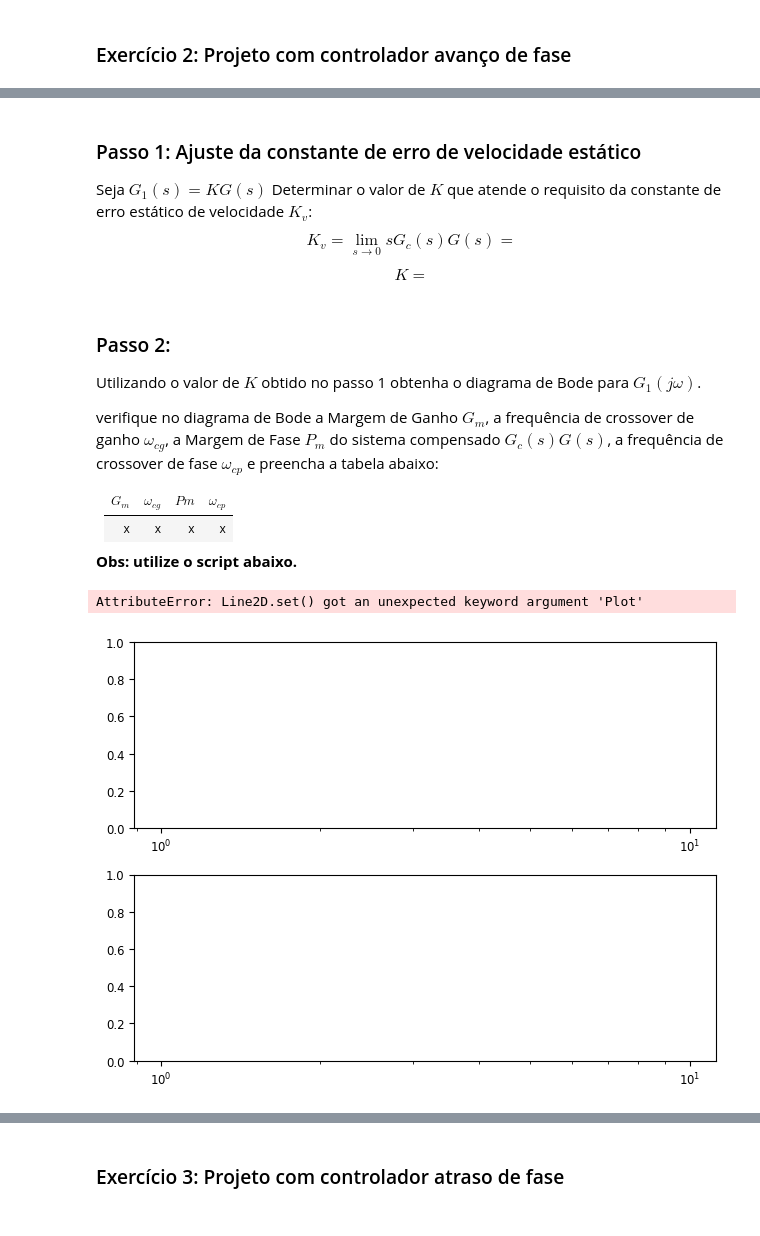
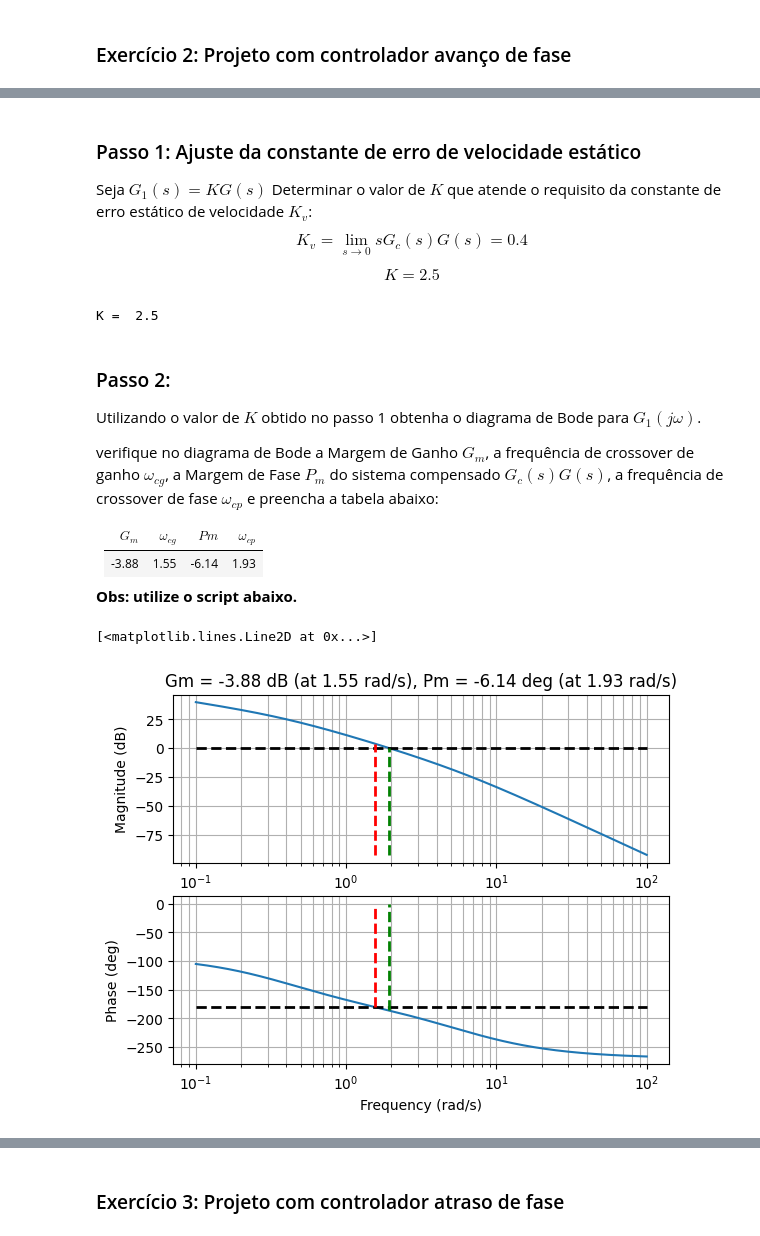
Before and after one commit to Night2077/LAB5, a Jupyter notebook: PMR3404_Exp5V2026.ipynb, the cells around one changed output, grey strips where cells are left out. Drawn from its saved outputs; the diff is of its cells as text; code cells hidden in the pictures.

```diff
--- a/PMR3404_Exp5V2026.ipynb
+++ b/PMR3404_Exp5V2026.ipynb
@@ -214,15 +214,17 @@ Para esse sistema projete um controlador avanço de fase que atenda às seguinte
 Seja $G_1(s)=KG(s)$
 Determinar o valor de $K$ que atende o requisito da constante de erro estático de velocidade $K_v$:
 $$
-K_v=\lim_{s\rightarrow 0}sG_c(s)G(s) =
+K_v=\lim_{s\rightarrow 0}sG_c(s)G(s) = 0.4
 $$
 
 $$
-K =
+K = 2.5
 $$
 # %%
-K=
+K=2.5
 print("K = ",K)
+# %% [output]
+K =  2.5
 # %% [markdown]
 ### Passo 2:
 
@@ -232,7 +234,7 @@ verifique no diagrama de Bode a Margem de Ganho $G_m$, a frequência de crossove
 
 |$G_m$ | $\omega_{cg}$ | $Pm$ | $\omega_{cp}$ |
 |:--|:--|:--|:--|
-| x | x | x | x |
+| -3.88 | 1.55 | -6.14 | 1.93 |
 
 **Obs: utilize o script abaixo.**
 # %%
@@ -256,40 +258,40 @@ G1 = K*G
 # Aproveita informacoes de modulo, fase e frequencia angular
 # Geracao da escala da frequencia angular rad/s
 omega = np.logspace(0,2,num=100,base=10)
-mag,phase,omega = co.bode(G1,dB=True,Plot=False)
+mag,phase,omega = co.bode(G1,dB=True,plot=False)
 # Converte para dB e graus
 magdB = 20*np.log10(mag)
 phase_deg = phase*180.0/np.pi
 # Utiliza a funcao margin() que calcula
 # As margens de estabilidade com suas respetivas freq. de crossover
 Gm,Pm,Wcg,Wcp = co.margin(G1)
 GmdB = 20*np.log10(Gm)
 ##Plot Gain and Phase
 f, (ax1,ax2) = plt.subplots(2,1)
 ax1.semilogx(omega,magdB)
 ax1.grid(which="both")
 ax1.set_xlabel('Frequency (rad/s)')
 ax1.set_ylabel('Magnitude (dB)')
 ax2.semilogx(omega,phase_deg)
 ax2.grid(which="both")
 ax2.set_xlabel('Frequency (rad/s)')
 ax2.set_ylabel('Phase (deg)')
 ax1.set_title('Gm = '+str(np.round(GmdB,2))+' dB (at '+str(np.round(Wcg,2))+' rad/s), Pm = '+str(np.round(Pm,2))+' deg (at '+str(np.round(Wcp,2))+' rad/s)')
 ###Plot the zero dB line
 ax1.plot(omega,0*omega,'k--',linewidth=2)
 ###Plot the -180 deg lin
 ax2.plot(omega,-180+0*omega,'k--',linewidth=2)
 ##Plot the vertical line from -180 to 0 at Wcg
 ax2.plot([Wcg,Wcg],[-180,0],'r--',linewidth=2)
 ##Plot the vertical line from -180+Pm to 0 at Wcp
 ax2.plot([Wcp,Wcp],[-180+Pm,0],'g--',linewidth=2)
 ##Plot the vertical line from min(magdB) to 0-GmdB at Wcg
 ax1.plot([Wcg,Wcg],[np.min(magdB),0-GmdB],'r--',linewidth=2)
 ##Plot the vertical line from min(magdB) to 0db at Wcp
 ax1.plot([Wcp,Wcp],[np.min(magdB),0],'g--',linewidth=2)
 # %% [output]
-AttributeError: Line2D.set() got an unexpected keyword argument 'Plot'
+[<matplotlib.lines.Line2D at 0x...>]
-[figure, old version]
+[figure, new version]
 # %% [markdown]
 ### Passo 3:
 
```
Also changed, not shown: parts of 16 cells of this notebook.
